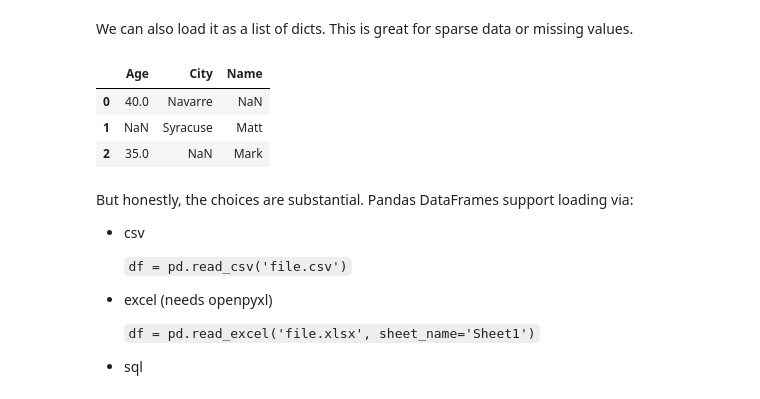
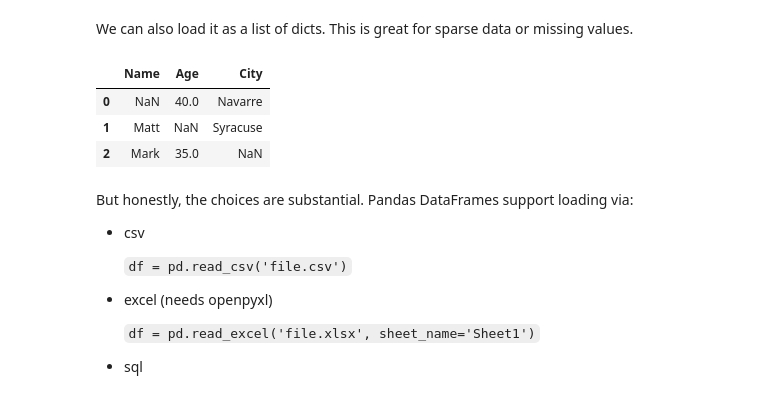
Before and after one commit to mikecorey/python101, a Jupyter notebook: Pandas_2.ipynb, the cells around one changed output. Saved outputs shown, nothing was run; the diff lists cells and outputs as text; code cells hidden in the pictures.

```diff
--- a/Pandas_2.ipynb
+++ b/Pandas_2.ipynb
@@ -30,16 +30,16 @@ We can also load it as a list of dicts.  This is great for sparse data or missin
 # %%
 data2 = [
     { 'Age': 40, 'City': 'Navarre'},
     {'Name': 'Matt', 'City': 'Syracuse'},
     {'Name': 'Mark', 'Age': 35,},
   ]
 df2 = pd.DataFrame(data2)
-df2.head()
+df2[['Name', 'Age', 'City']].head()
 # %% [output]
-|  | Age | City | Name |
-| 0 | 40.0 | Navarre | NaN |
-| 1 | NaN | Syracuse | Matt |
-| 2 | 35.0 | NaN | Mark |
+|  | Name | Age | City |
+| 0 | NaN | 40.0 | Navarre |
+| 1 | Matt | NaN | Syracuse |
+| 2 | Mark | 35.0 | NaN |
 # %% [markdown]
 But honestly, the choices are substantial. Pandas DataFrames support loading via:
 
```
Also changed, not shown: parts of 18 cells of this notebook.
